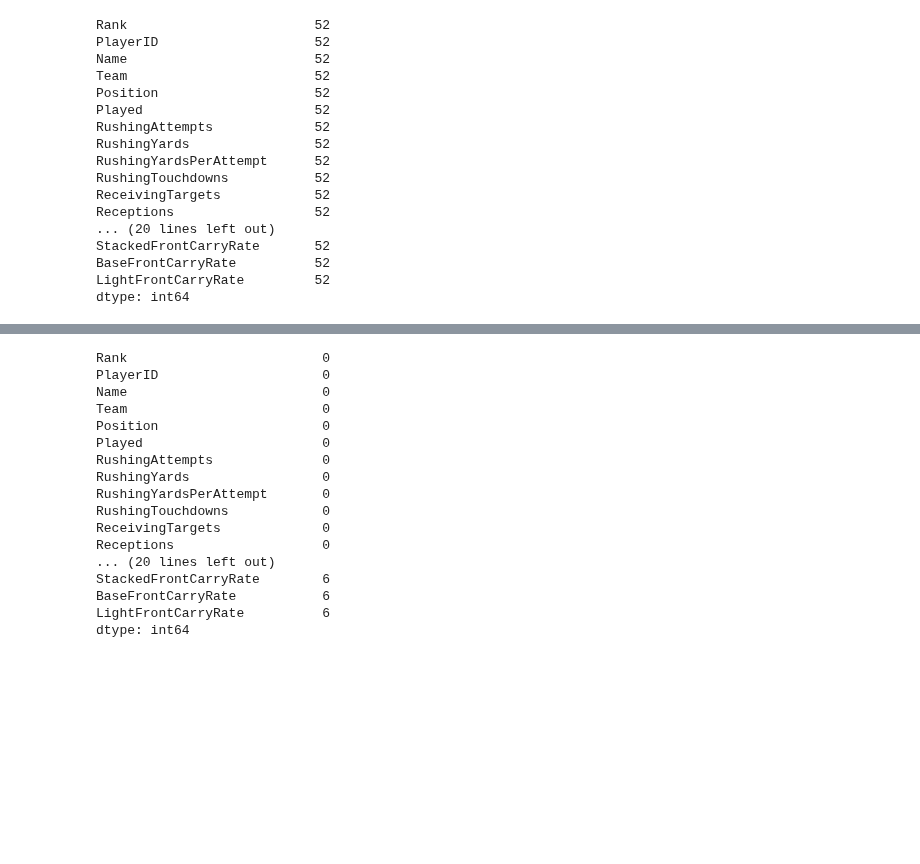
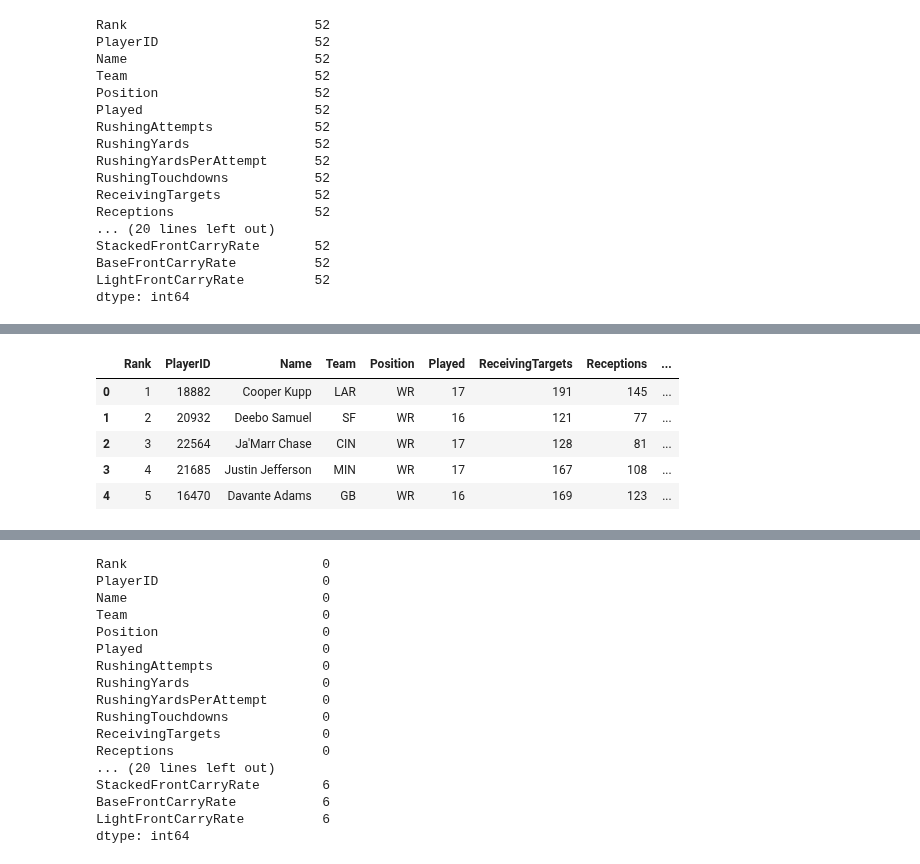
Before and after one commit to rickystuart1/Fantasy-Football-Predictions, a Jupyter notebook: database/database_merging_cleanup_final.ipynb, the cells around one changed output, grey strips where cells are left out. Saved outputs shown, nothing was run; the diff lists cells and outputs as text; code cells hidden in the pictures; blank space fills up the shorter version.

Commit message:
updated ERD, database, data cleaning

```diff
--- a/database/database_merging_cleanup_final.ipynb
+++ b/database/database_merging_cleanup_final.ipynb
@@ -3,13 +3,17 @@
 import pandas as pd
 import sqlite3
 from sqlite3 import Error
+# %%
+# Edit display settings
+pd.set_option('display.max_columns', None)
+pd.set_option('display.max_rows', None)
 # %%
 #Connection to sqlite db
-con = sqlite3.connect('../../DataBase/sqlite_db.sqlite')
+con = sqlite3.connect('./sqlite_db.sqlite')
 cursor = con.cursor()
 # %%
 # Query db w/ joins to get full stat tables
-positions = ['qb', 'rb', 'te', 'wr']
+positions = ['RB', 'rb', 'te', 'wr']
 df_list = []
 for x in positions:
     df = f'{x}_df'
@@ -367,0 +489,9 @@ dtype: int64
+# %%
+wr_full_stats.head()
+# %% [output]
+|  | Rank | PlayerID | Name | Team | Position | Played | ReceivingTargets | Receptions | ... |
+| 0 | 1 | 18882 | Cooper Kupp | LAR | WR | 17 | 191 | 145 | ... |
+| 1 | 2 | 20932 | Deebo Samuel | SF | WR | 16 | 121 | 77 | ... |
+| 2 | 3 | 22564 | Ja'Marr Chase | CIN | WR | 17 | 128 | 81 | ... |
+| 3 | 4 | 21685 | Justin Jefferson | MIN | WR | 17 | 167 | 108 | ... |
+| 4 | 5 | 16470 | Davante Adams | GB | WR | 16 | 169 | 123 | ... |
```
Also changed, not shown: parts of 29 cells of this notebook, 5 other files.
